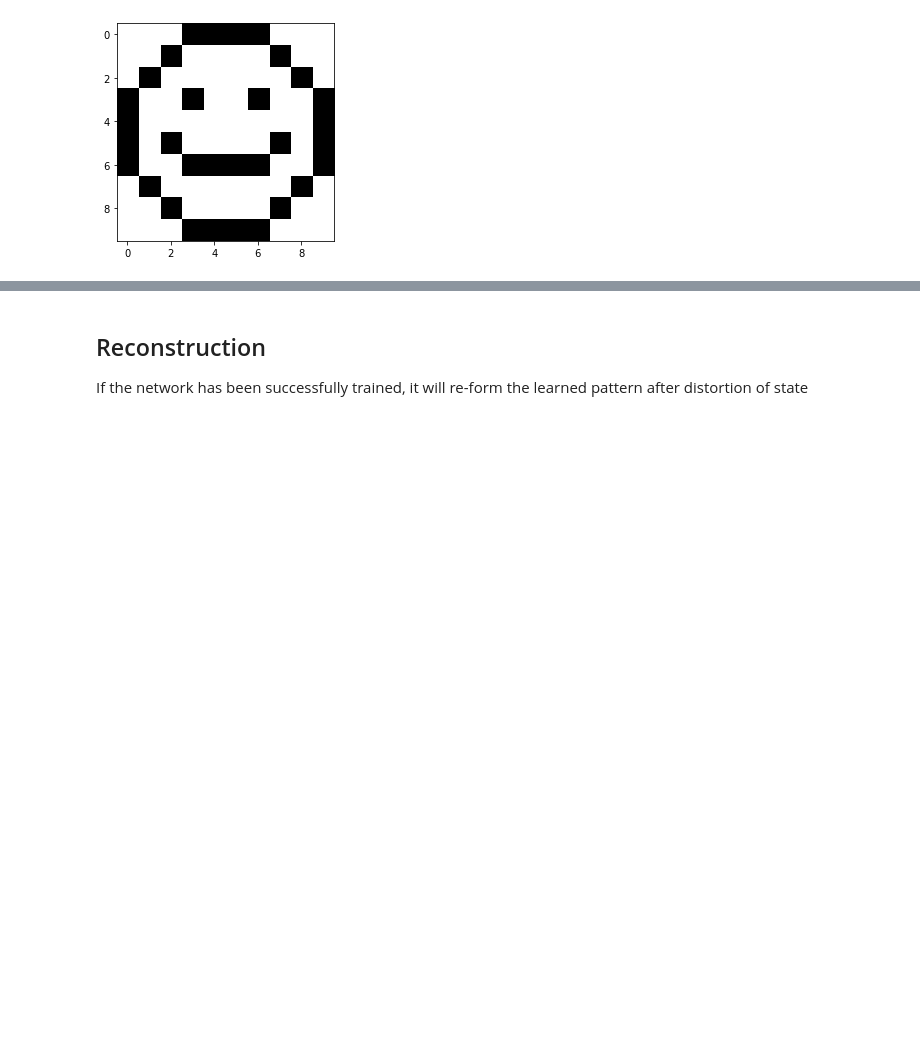
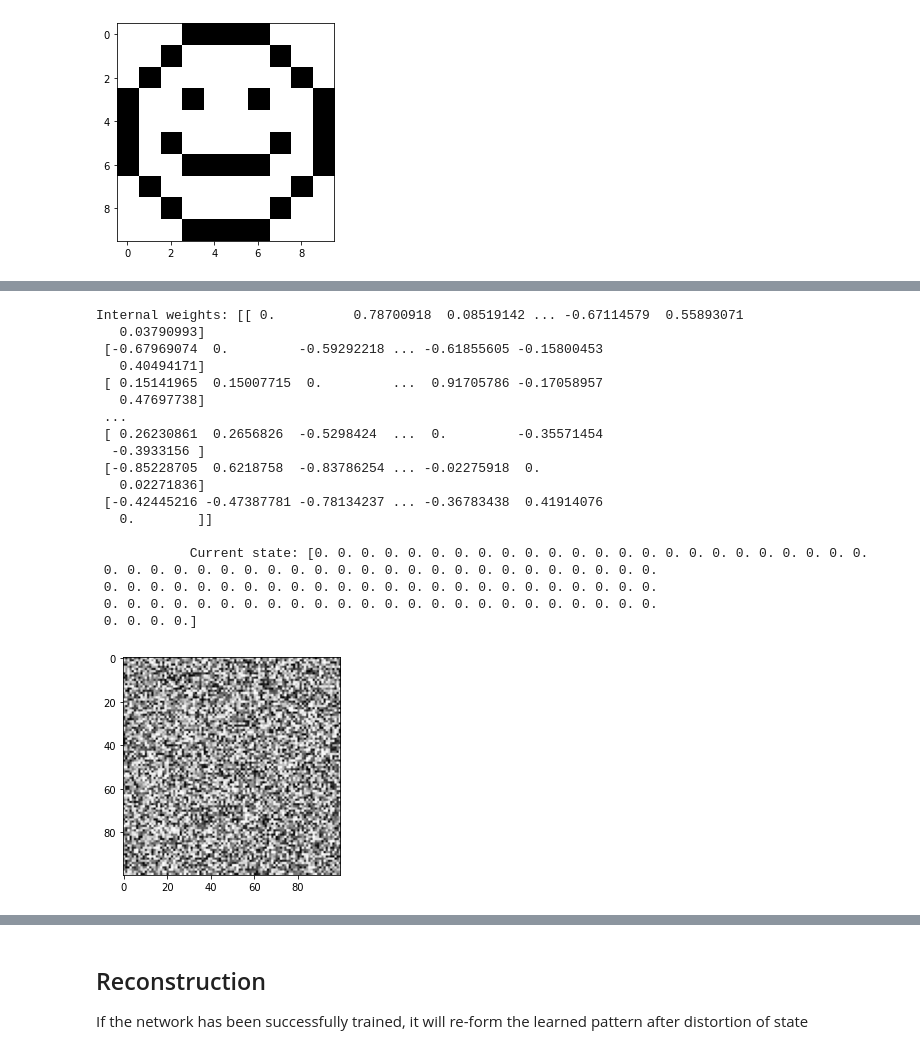
Before and after one commit to tylermccollum/Hopfield, a Jupyter notebook: hopfield.ipynb, the cells around one changed output, grey strips where cells are left out. Cells and saved outputs as stored; diff of their text form; code cells hidden in the pictures; blank space fills up the shorter version.

```diff
--- a/hopfield.ipynb
+++ b/hopfield.ipynb
@@ -58,55 +65,82 @@ Weights = [0.93334254 0.47566474 0.86720191 0.71028892 0.32868443 0.06481951
 # %%
 class hopfield ():
-    def __init__(self, shape) -> None:
+    def __init__(self, size) -> None:
         # Set weights to range [-1,1)
-
-        self.input_weights = np.identity(shape[1]) * 10 #np.full((shape[0], shape[1]), 1.0)
-        self.internal_weights = np.random.rand(shape[0], shape[0], shape[0])
+        self.size = size
+        self.input_weights = np.ones(size) * 1 #np.full((shape[0], shape[1]), 1.0)
+        self.internal_weights = np.random.rand(size, size) * 2 -1
         #Avoid self-feedback
         np.fill_diagonal(self.internal_weights, 0)
-        self.outputs = np.random.rand(shape[0],shape[1])*2 -1
-        self.learning_rate = 0.01
-        self.hebb = np.zeros((shape[0], shape[0], shape[0]))
+        self.outputs = np.zeros(size)#np.random.rand(size)*2 -1
+        self.learning_rate = 0.001
+        self.hebb = np.zeros((size, size))
 
     def __repr__(self) -> str:
         return f"Internal weights: {self.internal_weights}\n\n\
             Current state: {self.outputs}"
 
     def update (self, input):
         #Behold! ReLU
         # print(f"Input shape: {input.shape}")
         # print(f"Input weights shape: {self.input_weights.shape}")
-        input_activation = self.input_weights @ input
+        input_activation = self.input_weights * input
+        # print(f"Input activation = {input_activation}")
 
         # print(f"Internal weights shape: {self.internal_weights.shape}")
         # print(f"Ouputs shape: {self.outputs.shape}")
-        self_activation = np.einsum('ijk,ij->ij', self.internal_weights, self.outputs)
+        self_activation = self.internal_weights @ self.outputs
+        # print(f"Self activation = {self_activation}")
 
         new_outputs =  input_activation + self_activation
-        new_outputs = np.clip(new_outputs, -1, 1)
-        np.around(new_outputs)
+        new_outputs = np.clip(new_outputs, 0, None)
+        new_outputs = np.around(new_outputs)
+        # np.around(new_outputs)
         # print(f"New outputs: {new_outputs}")
 
 
         # hebb = new_outputs @ self.outputs.T #@ new_outputs.T #new_outputs @ self.outputs.T'
-        self.hebb = outer_product_3d(self.outputs, new_outputs)
-        # print(f"hebb shape: {self.hebb.shape}")
-        self.internal_weights += self.hebb * self.learning_rate * -1
+        self.hebb = np.outer( self.outputs, new_outputs,)
+        # print(f"hebb: {self.hebb}")
+        # plot(self.hebb)
+        self.internal_weights += self.hebb * self.learning_rate * 1
         np.fill_diagonal(self.internal_weights, 0)
+        # print(f"New weights: {self.internal_weights}")
 
-        self.internal_weights = np.clip(self.internal_weights, 0, 1)
+        # self.internal_weights = np.clip(self.internal_weights, 0, None)
         self.input_weights = self.input_weights * 0.99
 
         self.outputs = new_outputs
         # self.outputs = np.clip(new_outputs, -1, 1)
 
     def visualize_weights (self):
-        plt.imshow(self.internal_weights, 'Greys')
+        plot(self.internal_weights)
 
     def visualize_outputs (self):
-        plt.imshow(self.outputs, 'Greys')
+        output_im = np.reshape(self.outputs, (10,10))
+        plot(output_im)
 
-hop = hopfield([10,10])
-# print(hop)
-# hop.visualize_weights()
+hop = hopfield(100)
+print(hop)
+hop.visualize_weights()
+# %% [output]
+Internal weights: [[ 0.          0.78700918  0.08519142 ... -0.67114579  0.55893071
+   0.03790993]
+ [-0.67969074  0.         -0.59292218 ... -0.61855605 -0.15800453
+   0.40494171]
+ [ 0.15141965  0.15007715  0.         ...  0.91705786 -0.17058957
+   0.47697738]
+ ...
+ [ 0.26230861  0.2656826  -0.5298424  ...  0.         -0.35571454
+  -0.3933156 ]
+ [-0.85228705  0.6218758  -0.83786254 ... -0.02275918  0.
+   0.02271836]
+ [-0.42445216 -0.47387781 -0.78134237 ... -0.36783438  0.41914076
+   0.        ]]
+
+            Current state: [0. 0. 0. 0. 0. 0. 0. 0. 0. 0. 0. 0. 0. 0. 0. 0. 0. 0. 0. 0. 0. 0. 0. 0.
+ 0. 0. 0. 0. 0. 0. 0. 0. 0. 0. 0. 0. 0. 0. 0. 0. 0. 0. 0. 0. 0. 0. 0. 0.
+ 0. 0. 0. 0. 0. 0. 0. 0. 0. 0. 0. 0. 0. 0. 0. 0. 0. 0. 0. 0. 0. 0. 0. 0.
+ 0. 0. 0. 0. 0. 0. 0. 0. 0. 0. 0. 0. 0. 0. 0. 0. 0. 0. 0. 0. 0. 0. 0. 0.
+ 0. 0. 0. 0.]
+[figure, added]
 # %%
```
Also changed, not shown: parts of 7 cells of this notebook, 1 other file.
